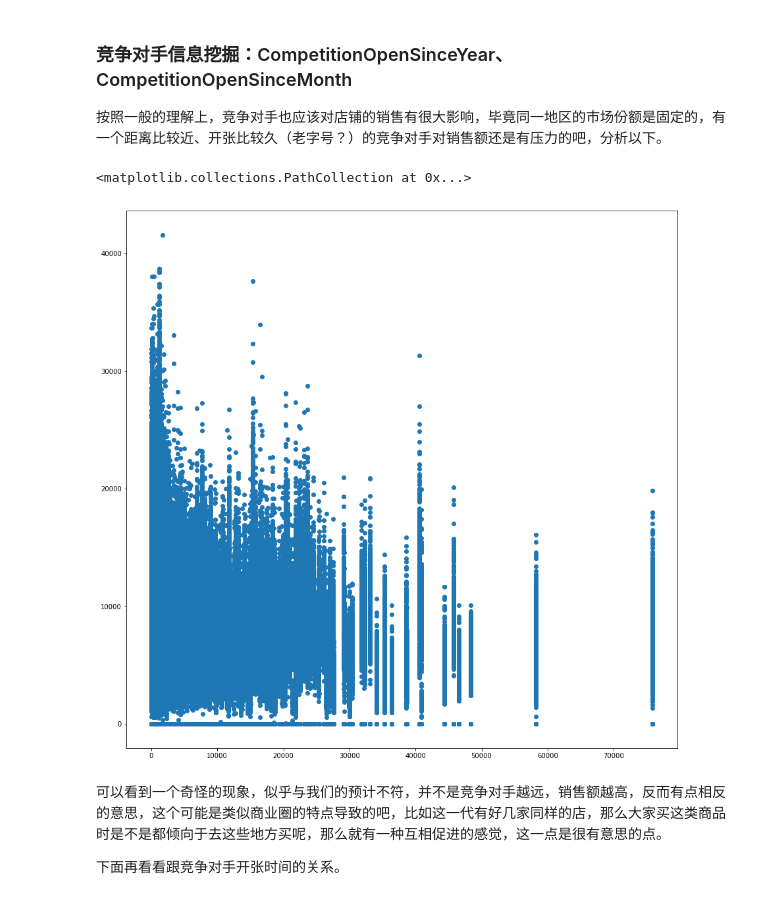
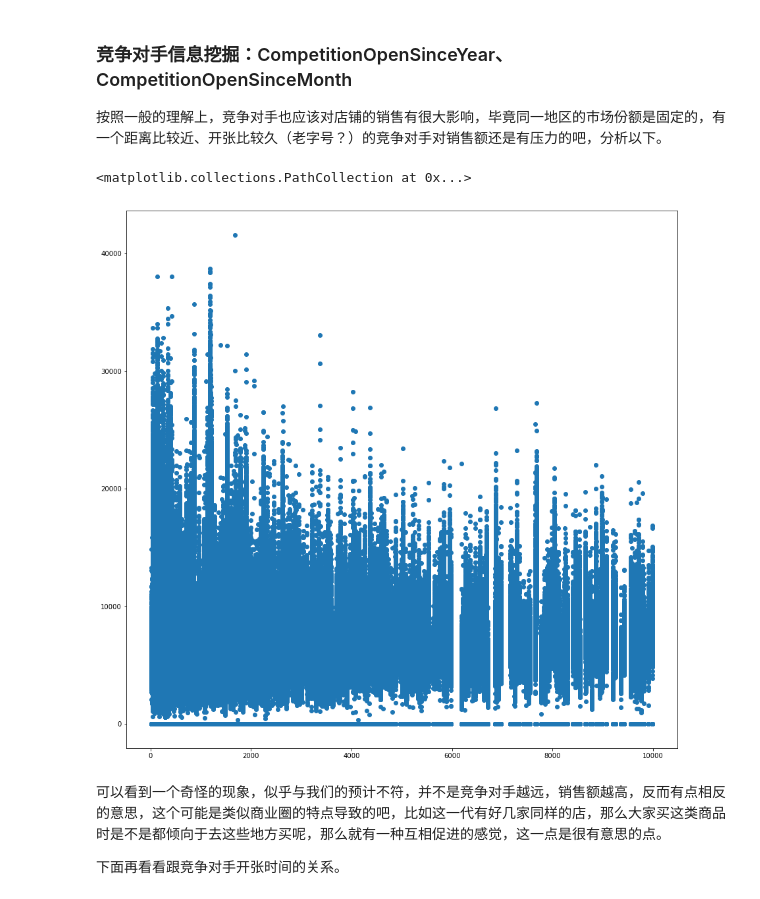
Before and after one commit to NemoHoHaloAi/FinalProject, a Jupyter notebook: Rossmann销售预测.ipynb, the cells around one changed output. Drawn from its saved outputs; the diff is of its cells as text; code cells hidden in the pictures.

```diff
--- a/Rossmann销售预测.ipynb
+++ b/Rossmann销售预测.ipynb
@@ -293,0 +298,2 @@ train_all[train_all['Promo2']==0][:3]
+# %%
+train_all = train_all.sort_values(['Date'],ascending = False)
@@ -535,10 +555,10 @@ def get_promo_days(data):
 按照一般的理解上，竞争对手也应该对店铺的销售有很大影响，毕竟同一地区的市场份额是固定的，有一个距离比较近、开张比较久（老字号？）的竞争对手对销售额还是有压力的吧，分析以下。
 # %%
 plt.figure(figsize=(15,15))
-plt.scatter(train_all.CompetitionDistance, train_all.Sales)
+plt.scatter(train_all[train_all['CompetitionDistance']<10000].CompetitionDistance, train_all[train_all['CompetitionDistance']<10000].Sales)
 # %% [output]
 <matplotlib.collections.PathCollection at 0x...>
-[figure, old version]
+[figure, new version]
 # %% [markdown]
 可以看到一个奇怪的现象，似乎与我们的预计不符，并不是竞争对手越远，销售额越高，反而有点相反的意思，这个可能是类似商业圈的特点导致的吧，比如这一代有好几家同样的店，那么大家买这类商品时是不是都倾向于去这些地方买呢，那么就有一种互相促进的感觉，这一点是很有意思的点。
 
```
Also changed, not shown: parts of 133 cells of this notebook, 12 other files.
